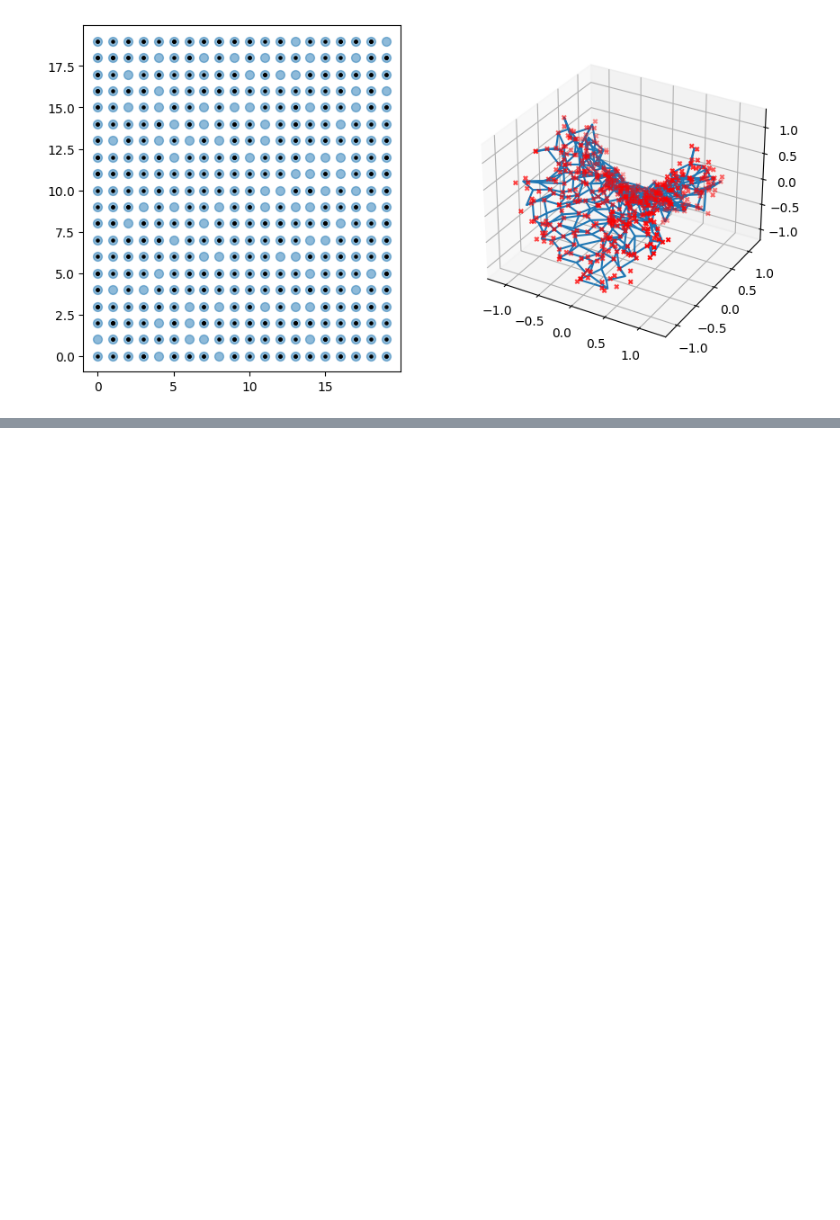
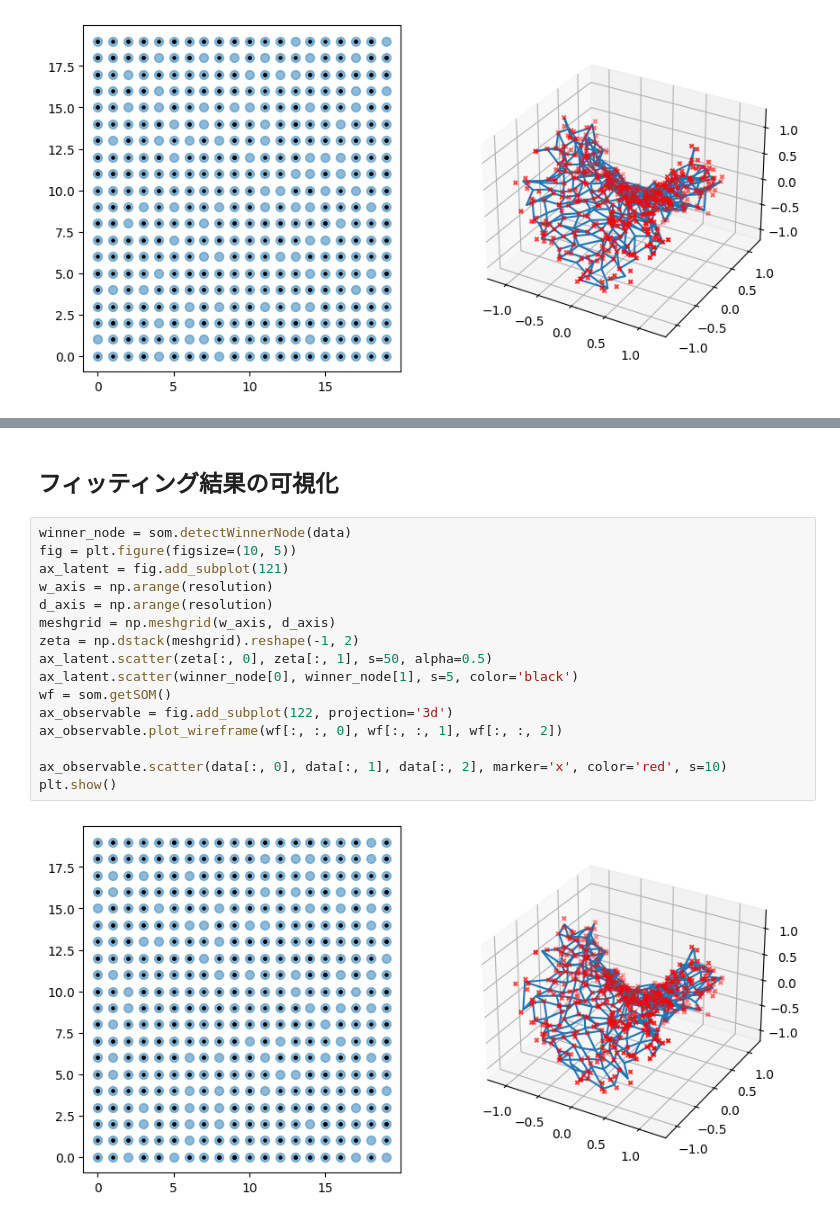
Before and after one commit to IS0moto/som, a Jupyter notebook: sampleSOM.ipynb, the cells around one changed output, grey strips where cells are left out. Saved outputs shown, nothing was run; the diff lists cells and outputs as text; blank space fills up the shorter version.

```diff
--- a/sampleSOM.ipynb
+++ b/sampleSOM.ipynb
@@ -116,0 +131,20 @@ plt.show()
+# %% [markdown]
+## フィッティング結果の可視化
+# %%
+winner_node = som.detectWinnerNode(data)
+fig = plt.figure(figsize=(10, 5))
+ax_latent = fig.add_subplot(121)
+w_axis = np.arange(resolution)
+d_axis = np.arange(resolution)
+meshgrid = np.meshgrid(w_axis, d_axis)
+zeta = np.dstack(meshgrid).reshape(-1, 2)
+ax_latent.scatter(zeta[:, 0], zeta[:, 1], s=50, alpha=0.5)
+ax_latent.scatter(winner_node[0], winner_node[1], s=5, color='black')
+wf = som.getSOM()
+ax_observable = fig.add_subplot(122, projection='3d')
+ax_observable.plot_wireframe(wf[:, :, 0], wf[:, :, 1], wf[:, :, 2])
+
+ax_observable.scatter(data[:, 0], data[:, 1], data[:, 2], marker='x', color='red', s=10)
+plt.show()
+# %% [output]
+[figure, added]
```
Also changed, not shown: parts of 5 cells of this notebook, 1 other file.
